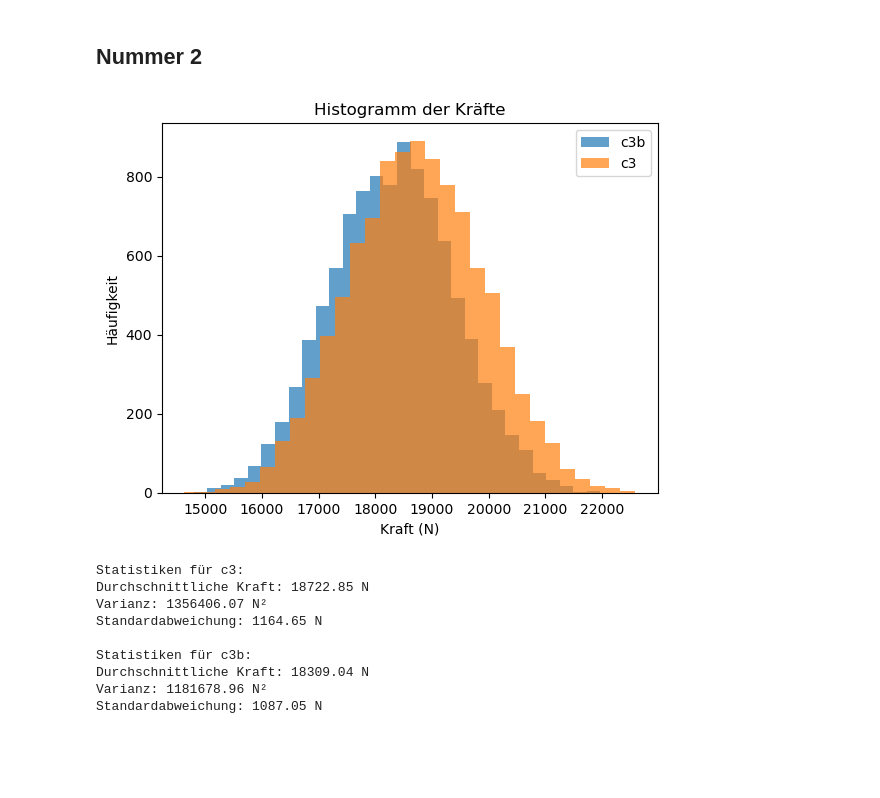
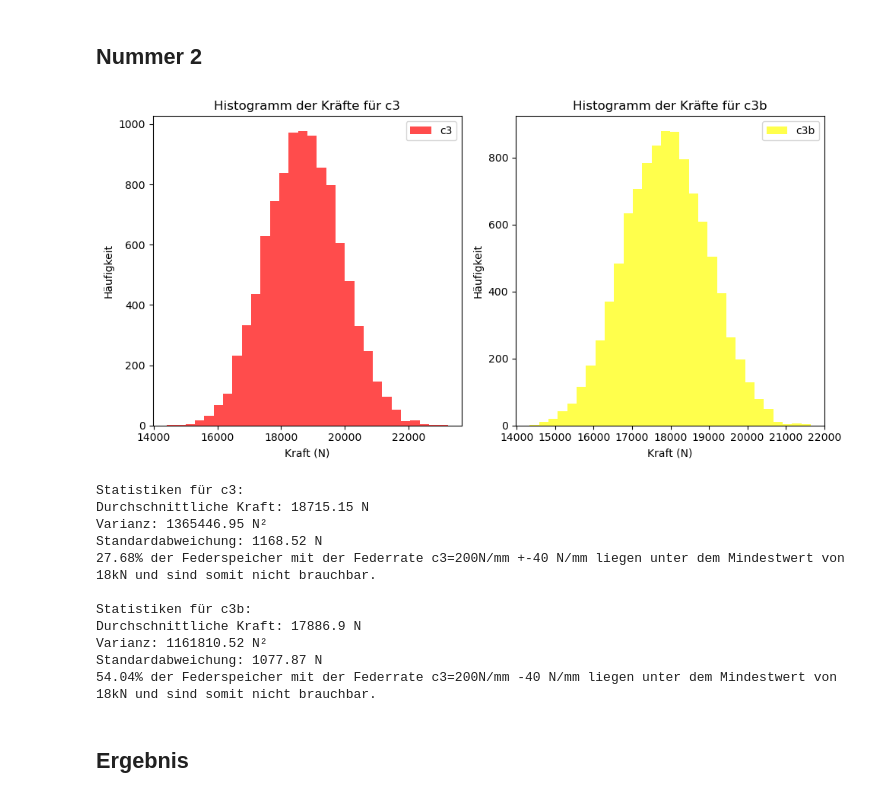
Before and after one commit to FHAC-MdQM/monte-carlo-simulation-td2648s, a Jupyter notebook: MonteCarlo.ipynb, the cells around one changed output. Drawn from its saved outputs; the diff is of its cells as text; code cells hidden in the pictures; blank space fills up the shorter version.

```diff
--- a/MonteCarlo.ipynb
+++ b/MonteCarlo.ipynb
@@ -60,9 +60,9 @@ mittelwert_c3, std_abweichung_c3 = 200, 40
 rng = np.random.default_rng()
 
 # Generiere stochastisch unabhängige Federraten für N*P Federspeicher
-federraten_c1 = rng.uniform(low=80, high=120, size=(anzahl_speicher * federn_pro_paket))
-federraten_c2 = rng.uniform(low=120, high=180, size=(anzahl_speicher * federn_pro_paket))
-federraten_c3 = rng.uniform(low=160, high=240, size=(anzahl_speicher * federn_pro_paket))
+federraten_c1 = rng.uniform(low=80, high=120, size=(anzahl_speicher, federn_pro_paket))
+federraten_c2 = rng.uniform(low=120, high=180, size=(anzahl_speicher, federn_pro_paket))
+federraten_c3 = rng.uniform(low=160, high=240, size=(anzahl_speicher, federn_pro_paket))
 
 # Reshape, um jede Feder als einzelnen Wert zu betrachten
 federraten_c1 = federraten_c1.reshape(anzahl_speicher, federn_pro_paket)
@@ -101,21 +101,21 @@ Standardabweichung der Gesamtfederrate: 88.0 N/mm
 mittelwert_c1, std_abweichung_c1 = 100, 20
 mittelwert_c2, std_abweichung_c2 = 150, 30
 # Reduziere die Toleranz von c3 auf c3 < 200 N/mm
-mittelwert_c3, std_abweichung_c3 = 190, 10
+mittelwert_c3, std_abweichung_c3 = 180, 20
 
 # Zufallszahlengenerator initialisieren
 rng = np.random.default_rng()
 
 # Stochastisch unabhängige Federraten für N*P Federspeicher generieren
-federraten_c1 = rng.uniform(low=80, high=120, size=(anzahl_federspeicher * federn_pro_paket))
-federraten_c2 = rng.uniform(low=120, high=180, size=(anzahl_federspeicher * federn_pro_paket))
+federraten_c1 = rng.uniform(low=80, high=120, size=(anzahl_speicher, federn_pro_paket))
+federraten_c2 = rng.uniform(low=120, high=180, size=(anzahl_speicher, federn_pro_paket))
 # Verwende die geänderte Toleranz für c3
-federraten_c3 = rng.uniform(low=mittelwert_c3 - std_abweichung_c3, high=mittelwert_c3 + std_abweichung_c3, size=(anzahl_federspeicher * federn_pro_paket))
+federraten_c3 = rng.uniform(low=mittelwert_c3 - std_abweichung_c3, high=mittelwert_c3 + std_abweichung_c3, size=(anzahl_speicher, federn_pro_paket))
 
 # Reshape, um jede Feder als einzelnen Wert zu betrachten
-federraten_c1 = federraten_c1.reshape(anzahl_federspeicher, federn_pro_paket)
-federraten_c2 = federraten_c2.reshape(anzahl_federspeicher, federn_pro_paket)
-federraten_c3 = federraten_c3.reshape(anzahl_federspeicher, federn_pro_paket)
+federraten_c1 = federraten_c1.reshape(anzahl_speicher, federn_pro_paket)
+federraten_c2 = federraten_c2.reshape(anzahl_speicher, federn_pro_paket)
+federraten_c3 = federraten_c3.reshape(anzahl_speicher, federn_pro_paket)
 
 # Gesamtfederrate für jeden Federspeicher berechnen
 gesamt_federrate_2 = np.sum(federraten_c1 + federraten_c2 + federraten_c3, axis=1)
@@ -146,52 +146,76 @@ Standardabweichung der Gesamtfederrate: 61.0 N/mm
 ## Nummer 2
 # %%
 # Annahmen für die Variationen der Parameter
-variation_d = np.random.uniform(low=-0.05, high=0.05, size=N)
-variation_h1 = np.random.uniform(low=-0.05, high=0.05, size=N)
-variation_h2 = np.random.uniform(low=-0.05, high=0.05, size=N)
-variation_l = np.random.uniform(low=-0.05, high=0.05, size=N)
+variation_d = np.random.uniform(low=-0.05, high=0.05, size=anzahl_speicher)
+variation_h1 = np.random.uniform(low=-0.05, high=0.05, size=anzahl_speicher)
+variation_h2 = np.random.uniform(low=-0.05, high=0.05, size=anzahl_speicher)
+variation_l = np.random.uniform(low=-0.05, high=0.05, size=anzahl_speicher)
 
 # Berechnung der Kräfte für c3 und c3b unter Berücksichtigung der Variationen
-kraft_c3 = gesamt_federrate_1 * 2 * i * (1 + variation_d + variation_h1 + variation_h2 + variation_l)
-kraft_c3b = gesamt_federrate_2 * 2 * i * (1 + variation_d + variation_h1 + variation_h2 + variation_l)
+kraft_c3 = gesamt_federrate_1 * 2 * uebersetzung * (1 + variation_d + variation_h1 + variation_h2 + variation_l)
+kraft_c3b = gesamt_federrate_2 * 2 * uebersetzung * (1 + variation_d + variation_h1 + variation_h2 + variation_l)
 
 # Statistiken für c3
 avg_kraft_c3 = np.mean(kraft_c3)
 var_kraft_c3 = np.var(kraft_c3)
 std_kraft_c3 = np.std(kraft_c3)
 
 # Statistiken für c3b
 avg_kraft_c3b = np.mean(kraft_c3b)
 var_kraft_c3b = np.var(kraft_c3b)
 std_kraft_c3b = np.std(kraft_c3b)
 
-# Histogramme von c3 und c3b mit 30 Bins erstellen
-plt.hist(kraft_c3b, bins=30, alpha=0.7, label='c3b')
-plt.hist(kraft_c3, bins=30, alpha=0.7, label='c3')
-plt.title('Histogramm der Kräfte')
+# Erstelle zwei separate Plots für die Histogramme
+plt.figure(figsize=(10, 5))
+
+# Erster Plot für c3
+plt.subplot(1, 2, 1)
+plt.hist(kraft_c3, bins=30, alpha=0.7, color='red', label='c3')
+plt.title('Histogramm der Kräfte für c3')
 plt.xlabel('Kraft (N)')
 plt.ylabel('Häufigkeit')
 plt.legend()
+
+# Zweiter Plot für c3b
+plt.subplot(1, 2, 2)
+plt.hist(kraft_c3b, bins=30, alpha=0.7, color='yellow', label='c3b')
+plt.title('Histogramm der Kräfte für c3b')
+plt.xlabel('Kraft (N)')
+plt.ylabel('Häufigkeit')
+plt.legend()
+
+plt.tight_layout()  # Verbessert die Darstellung
 plt.show()
 
 # Statistiken ausgeben
 print("Statistiken für c3:")
 print(f"Durchschnittliche Kraft: {round(avg_kraft_c3, 2)} N")
 print(f"Varianz: {round(var_kraft_c3, 2)} N²")
 print(f"Standardabweichung: {round(std_kraft_c3, 2)} N")
+anzahl_unter_min_wert_c3 = len(kraft_c3[kraft_c3 < 18000])
+prozentsatz_ausschuss_c3 = anzahl_unter_min_wert_c3 * 100 / anzahl_speicher
+print(f'{prozentsatz_ausschuss_c3:.2f}% der Federspeicher mit der Federrate c3=200N/mm +-40 N/mm liegen unter dem Mindestwert von 18kN und sind somit nicht brauchbar.')
+
 
 print("\nStatistiken für c3b:")
 print(f"Durchschnittliche Kraft: {round(avg_kraft_c3b, 2)} N")
 print(f"Varianz: {round(var_kraft_c3b, 2)} N²")
 print(f"Standardabweichung: {round(std_kraft_c3b, 2)} N")
+anzahl_unter_min_wert_c3b = len(kraft_c3b[kraft_c3b < 18000])
+prozentsatz_ausschuss_c3b = anzahl_unter_min_wert_c3b * 100 / anzahl_speicher
+print(f'{prozentsatz_ausschuss_c3b:.2f}% der Federspeicher mit der Federrate c3=200N/mm -40 N/mm liegen unter dem Mindestwert von 18kN und sind somit nicht brauchbar.')
 # %% [output]
-[figure, old version]
+[figure, new version]
 Statistiken für c3:
-Durchschnittliche Kraft: 18722.85 N
-Varianz: 1356406.07 N²
-Standardabweichung: 1164.65 N
+Durchschnittliche Kraft: 18715.15 N
+Varianz: 1365446.95 N²
+Standardabweichung: 1168.52 N
+27.68% der Federspeicher mit der Federrate c3=200N/mm +-40 N/mm liegen unter dem Mindestwert von 18kN und sind somit nicht brauchbar.
 
 Statistiken für c3b:
-Durchschnittliche Kraft: 18309.04 N
-Varianz: 1181678.96 N²
-Standardabweichung: 1087.05 N
+Durchschnittliche Kraft: 17886.9 N
+Varianz: 1161810.52 N²
+Standardabweichung: 1077.87 N
+54.04% der Federspeicher mit der Federrate c3=200N/mm -40 N/mm liegen unter dem Mindestwert von 18kN und sind somit nicht brauchbar.
+# %% [markdown]
+## Ergebnis
```
Also changed, not shown: parts of 3 cells of this notebook.
